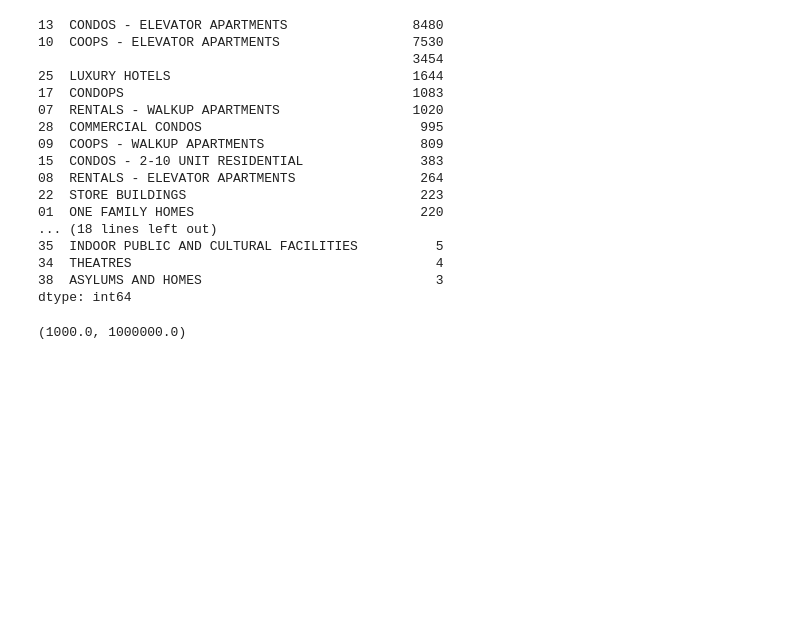
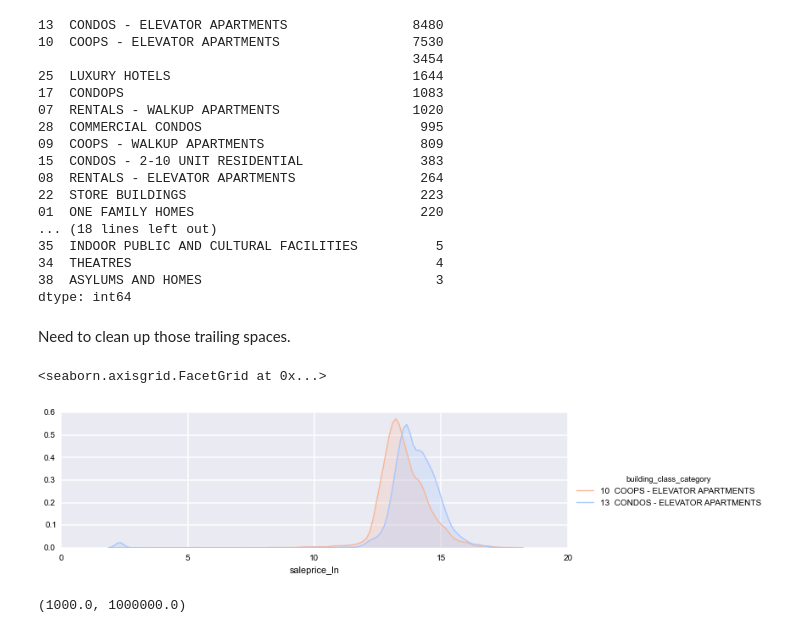
Before and after one commit to TomAugspurger/doing_data_science, a Jupyter notebook: Chapter02--RealDirectDataStrategy.ipynb, the cells around one changed output. Cells and saved outputs as stored; diff of their text form; code cells hidden in the pictures; blank space fills up the shorter version.

```diff
--- a/Chapter02--RealDirectDataStrategy.ipynb
+++ b/Chapter02--RealDirectDataStrategy.ipynb
@@ -194,3 +194,23 @@ dtype: int64
+# %% [markdown]
+Need to clean up those trailing spaces.
+# %%
+df['building_class_category'] = df.building_class_category.str.strip()
+# %%
+apts = ['13  CONDOS - ELEVATOR APARTMENTS', '10  COOPS - ELEVATOR APARTMENTS']
+palette = dict(zip(apts, sns.color_palette('coolwarm', 2)))
+
+df_apt = df[df.building_class_category.isin(apts)]
+df_apt = df_apt[df_apt.saleprice > 9]
+# %%
+df_apt.loc[:, 'saleprice_ln'] = np.log(df_apt.saleprice.astype(np.float64))
+# %%
+fg = sns.FacetGrid(df_apt.query('saleprice > 0'),
+                   aspect=3, hue='building_class_category',
+                   palette=palette)
+fg.map(sns.kdeplot, 'saleprice_ln', shade=True)
+# %% [output]
+<seaborn.axisgrid.FacetGrid at 0x...>
+[figure, added]
 # %%
 ax = df_sold.plot(kind='scatter', x='gross_square_feet', y='saleprice')
 ax.set_xscale('log')
```
Also changed, not shown: parts of 2 cells of this notebook.
